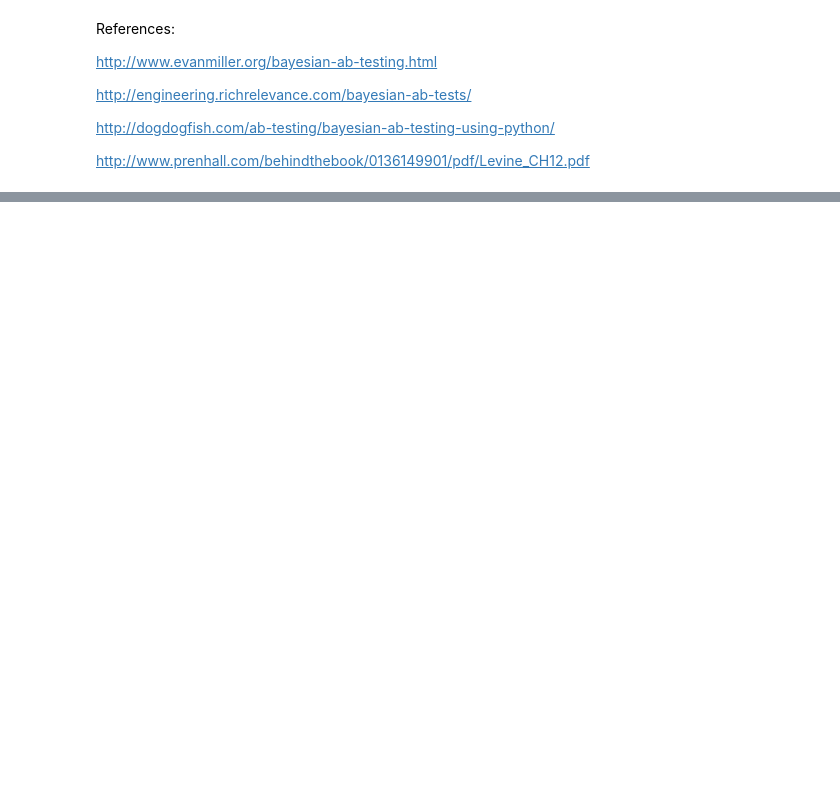
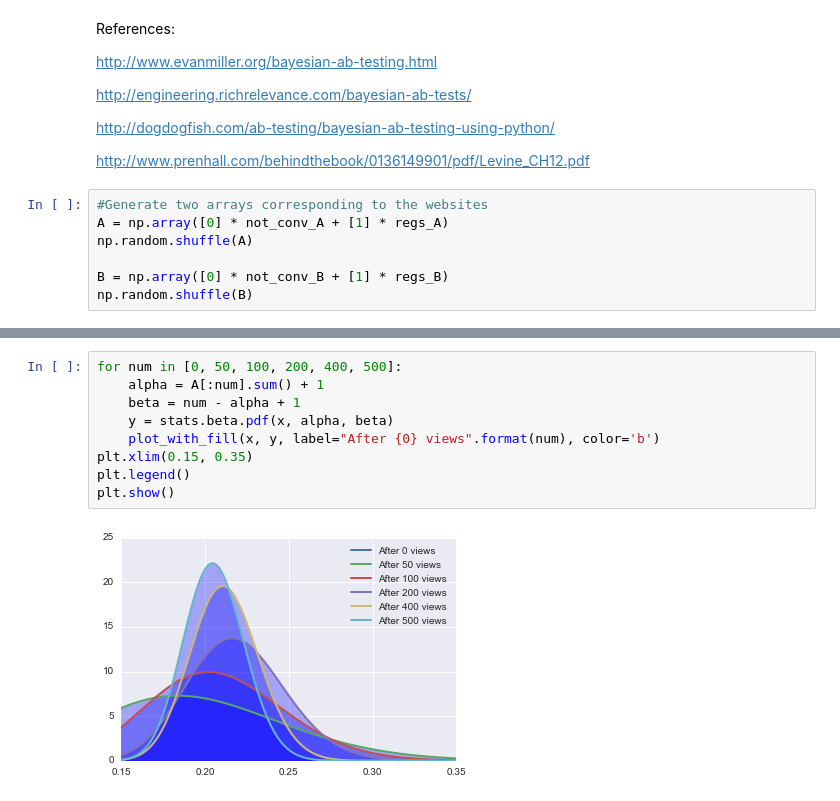
Before and after one commit to clemriedel/Web_ds4all, a Jupyter notebook: AB_testing/AB_testing.ipynb, the cells around one changed output, grey strips where cells are left out. Cells and saved outputs as stored; diff of their text form; blank space fills up the shorter version.

```diff
--- a/AB_testing/AB_testing.ipynb
+++ b/AB_testing/AB_testing.ipynb
@@ -119,3 +115,10 @@ http://engineering.richrelevance.com/bayesian-ab-tests/
 http://dogdogfish.com/ab-testing/bayesian-ab-testing-using-python/
 
 http://www.prenhall.com/behindthebook/0136149901/pdf/Levine_CH12.pdf
+# %%
+#Generate two arrays corresponding to the websites
+A = np.array([0] * not_conv_A + [1] * regs_A)
+np.random.shuffle(A)
+
+B = np.array([0] * not_conv_B + [1] * regs_B)
+np.random.shuffle(B)
@@ -121,0 +149,11 @@ http://www.prenhall.com/behindthebook/0136149901/pdf/Levine_CH12.pdf
+# %%
+for num in [0, 50, 100, 200, 400, 500]:
+    alpha = A[:num].sum() + 1
+    beta = num - alpha + 1
+    y = stats.beta.pdf(x, alpha, beta)
+    plot_with_fill(x, y, label="After {0} views".format(num), color='b')
+plt.xlim(0.15, 0.35)
+plt.legend()
+plt.show()
+# %% [output]
+[figure, added]
```
Also changed, not shown: parts of 12 cells of this notebook, 5 other files.
